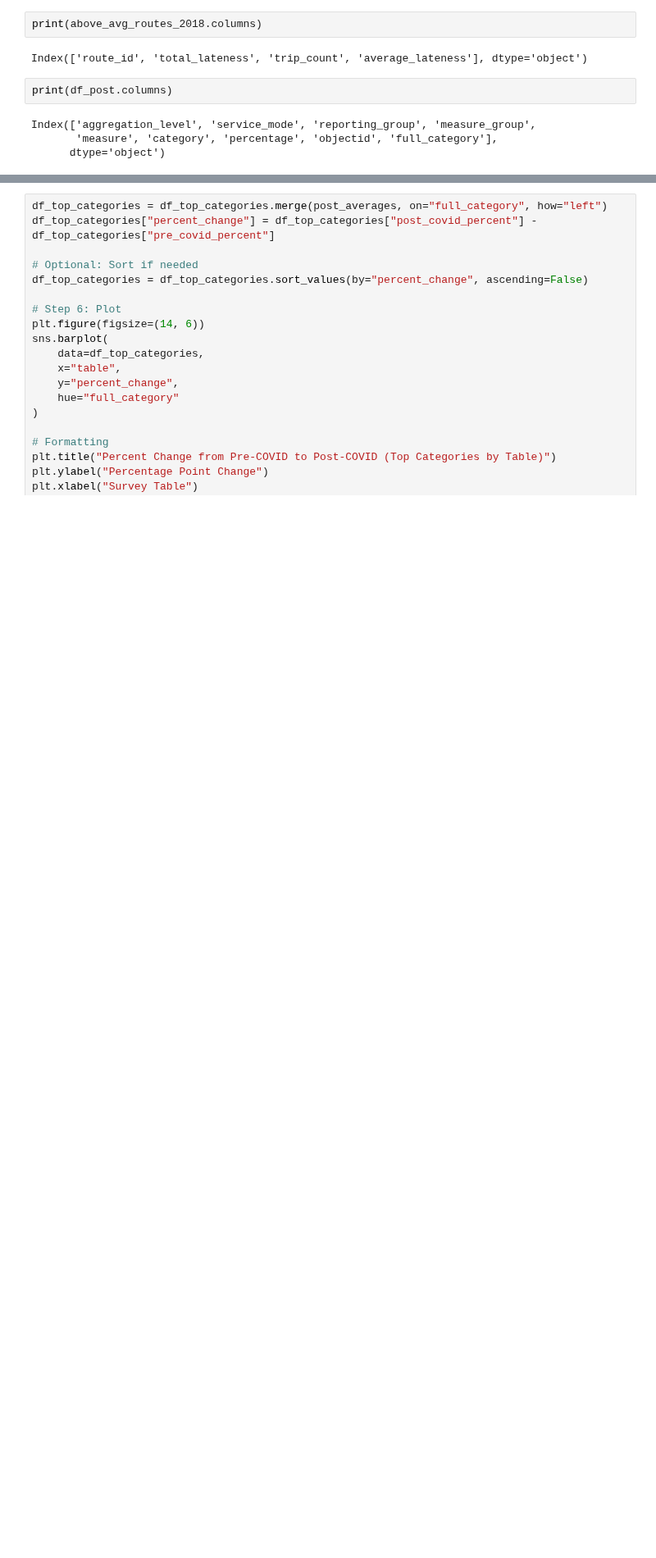
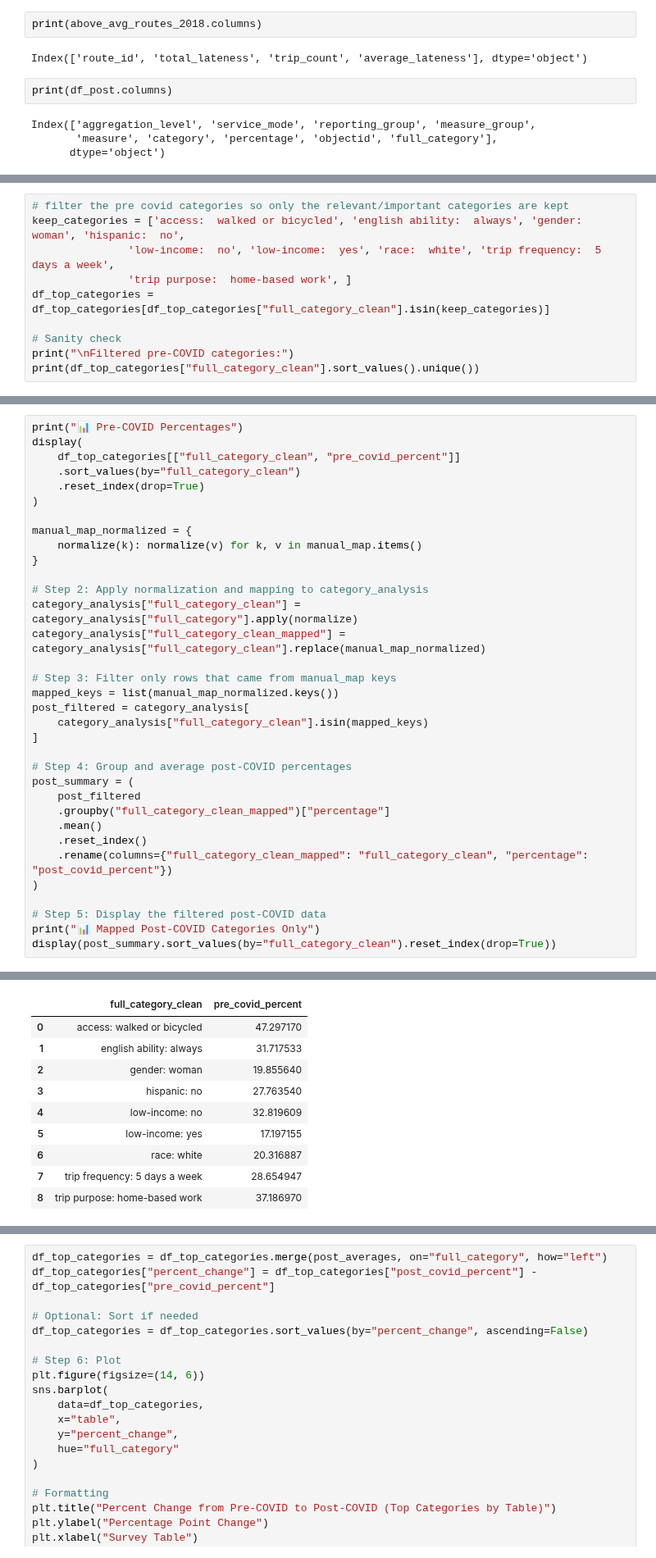
Before and after one commit to KKeySimon/BostonBusEquity, a Jupyter notebook: sarah.ipynb, the cells around one changed output, grey strips where cells are left out. Shown at 82% size. Cells and saved outputs as stored; diff of their text form; blank space fills up the shorter version.

```diff
--- a/sarah.ipynb
+++ b/sarah.ipynb
@@ -810,0 +947,10 @@ df_top_categories["full_category_clean"] = df_top_categories["full_category"].ap
+# %%
+# filter the pre covid categories so only the relevant/important categories are kept
+keep_categories = ['access:  walked or bicycled', 'english ability:  always', 'gender:  woman', 'hispanic:  no',
+               'low-income:  no', 'low-income:  yes', 'race:  white', 'trip frequency:  5 days a week',
+               'trip purpose:  home-based work', ]
+df_top_categories = df_top_categories[df_top_categories["full_category_clean"].isin(keep_categories)]
+
+# Sanity check
+print("\nFiltered pre-COVID categories:")
+print(df_top_categories["full_category_clean"].sort_values().unique())
@@ -810,0 +1014,35 @@ df_top_categories["full_category_clean"] = df_top_categories["full_category"].ap
+# %%
+print("📊 Pre-COVID Percentages")
+display(
+    df_top_categories[["full_category_clean", "pre_covid_percent"]]
+    .sort_values(by="full_category_clean")
+    .reset_index(drop=True)
+)
+
+manual_map_normalized = {
+    normalize(k): normalize(v) for k, v in manual_map.items()
+}
+
+# Step 2: Apply normalization and mapping to category_analysis
+category_analysis["full_category_clean"] = category_analysis["full_category"].apply(normalize)
+category_analysis["full_category_clean_mapped"] = category_analysis["full_category_clean"].replace(manual_map_normalized)
+
+# Step 3: Filter only rows that came from manual_map keys
+mapped_keys = list(manual_map_normalized.keys())
+post_filtered = category_analysis[
+    category_analysis["full_category_clean"].isin(mapped_keys)
+]
+
+# Step 4: Group and average post-COVID percentages
+post_summary = (
+    post_filtered
+    .groupby("full_category_clean_mapped")["percentage"]
+    .mean()
+    .reset_index()
+    .rename(columns={"full_category_clean_mapped": "full_category_clean", "percentage": "post_covid_percent"})
+)
+
+# Step 5: Display the filtered post-COVID data
+print("📊 Mapped Post-COVID Categories Only")
+display(post_summary.sort_values(by="full_category_clean").reset_index(drop=True))
+# %% [output]
@@ -810,0 +1050,10 @@ df_top_categories["full_category_clean"] = df_top_categories["full_category"].ap
+|  | full_category_clean | pre_covid_percent |
+| 0 | access: walked or bicycled | 47.297170 |
+| 1 | english ability: always | 31.717533 |
+| 2 | gender: woman | 19.855640 |
+| 3 | hispanic: no | 27.763540 |
+| 4 | low-income: no | 32.819609 |
+| 5 | low-income: yes | 17.197155 |
+| 6 | race: white | 20.316887 |
+| 7 | trip frequency: 5 days a week | 28.654947 |
+| 8 | trip purpose: home-based work | 37.186970 |
```
Also changed, not shown: parts of 25 cells of this notebook.
